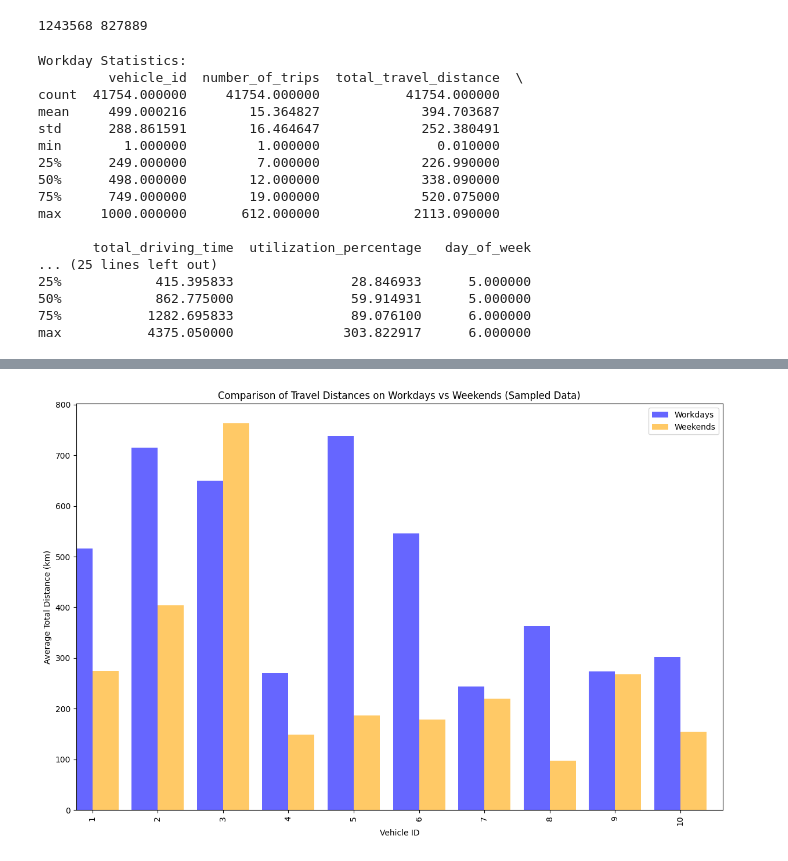
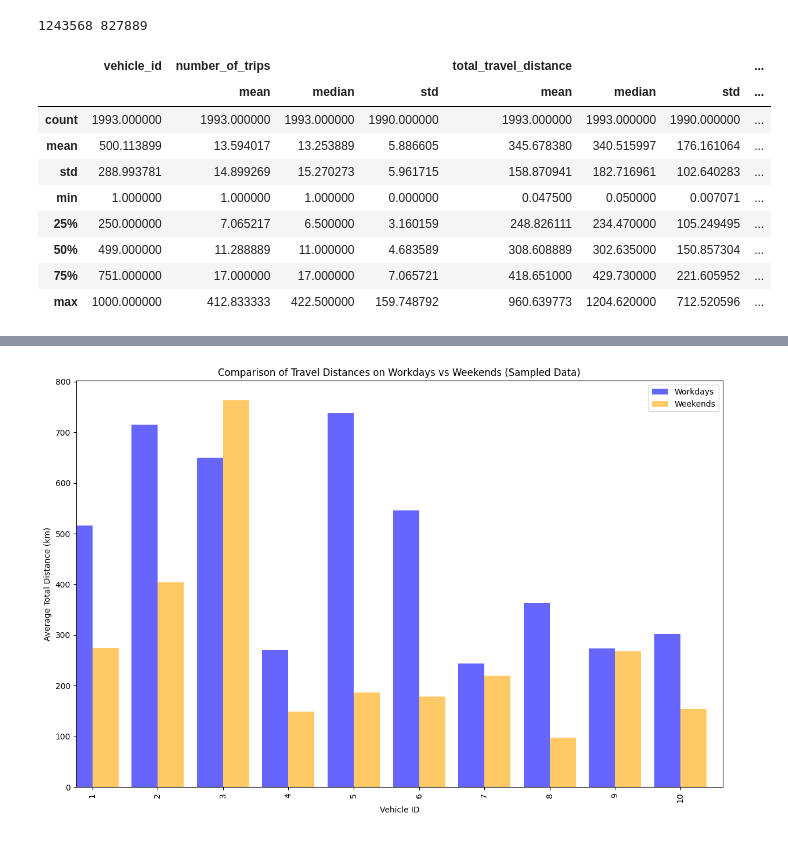
Before and after one commit to Mattiane/ICTforSmartMobilty_project, a Jupyter notebook: lab3/lab3_group18.ipynb, the cells around one changed output, grey strips where cells are left out. Drawn from its saved outputs; the diff is of its cells as text; code cells hidden in the pictures.

```diff
--- a/lab3/lab3_group18.ipynb
+++ b/lab3/lab3_group18.ipynb
@@ -137,39 +137,32 @@ print(data.shape[0], data.groupby(["vehicle_id", "trip_id"]).nunique().shape[0])
 # %%
 
 
 data["date"] = data["start_time"].dt.date
 aggregated = data.groupby(["vehicle_id", "date"]).agg(
     number_of_trips=("trip_id", "nunique"),
     total_travel_distance=("total_distance", "sum"),
     total_driving_time=("trip_duration", "sum")
 ).reset_index()
 aggregated["utilization_percentage"] = aggregated["total_driving_time"] / (24 * 60) * 100  # Fraction of driving time in 24 hours
 
 aggregated["day_of_week"] = pd.to_datetime(aggregated["date"]).dt.dayofweek
-aggregated["is_weekend"] = aggregated["day_of_week"].isin([5, 6])
+aggregated['day_type'] = aggregated['day_of_week'].apply(lambda x: 'workday' if x < 5 else 'weekend/holiday')
 
-workday_stats = aggregated[~aggregated["is_weekend"]].describe()
-weekend_stats = aggregated[aggregated["is_weekend"]].describe()
+stats = aggregated.groupby(['vehicle_id', 'day_type']).agg({
+    'number_of_trips': ['mean', 'median', 'std'],
+    'total_travel_distance': ['mean', 'median', 'std'],
+    'utilization_percentage': ['mean', 'median', 'std']
+}).reset_index()
 
-print("Workday Statistics:")
-print(workday_stats)
-print("\nWeekend Statistics:")
-print(weekend_stats)
+stats.describe()
 # %% [output]
-Workday Statistics:
-         vehicle_id  number_of_trips  total_travel_distance  \
-count  41754.000000     41754.000000           41754.000000
-mean     499.000216        15.364827             394.703687
-std      288.861591        16.464647             252.380491
-min        1.000000         1.000000               0.010000
-25%      249.000000         7.000000             226.990000
-50%      498.000000        12.000000             338.090000
-75%      749.000000        19.000000             520.075000
-max     1000.000000       612.000000            2113.090000
-
-       total_driving_time  utilization_percentage   day_of_week
-... (25 lines left out)
-25%            415.395833               28.846933      5.000000
-50%            862.775000               59.914931      5.000000
-75%           1282.695833               89.076100      6.000000
-max           4375.050000              303.822917      6.000000
+|  | vehicle_id | number_of_trips |  |  | total_travel_distance |  |  | ... |
+|  |  | mean | median | std | mean | median | std | ... |
+| count | 1993.000000 | 1993.000000 | 1993.000000 | 1990.000000 | 1993.000000 | 1993.000000 | 1990.000000 | ... |
+| mean | 500.113899 | 13.594017 | 13.253889 | 5.886605 | 345.678380 | 340.515997 | 176.161064 | ... |
+| std | 288.993781 | 14.899269 | 15.270273 | 5.961715 | 158.870941 | 182.716961 | 102.640283 | ... |
+| min | 1.000000 | 1.000000 | 1.000000 | 0.000000 | 0.047500 | 0.050000 | 0.007071 | ... |
+| 25% | 250.000000 | 7.065217 | 6.500000 | 3.160159 | 248.826111 | 234.470000 | 105.249495 | ... |
+| 50% | 499.000000 | 11.288889 | 11.000000 | 4.683589 | 308.608889 | 302.635000 | 150.857304 | ... |
+| 75% | 751.000000 | 17.000000 | 17.000000 | 7.065721 | 418.651000 | 429.730000 | 221.605952 | ... |
+| max | 1000.000000 | 412.833333 | 422.500000 | 159.748792 | 960.639773 | 1204.620000 | 712.520596 | ... |
```
Also changed, not shown: parts of 4 cells of this notebook.
